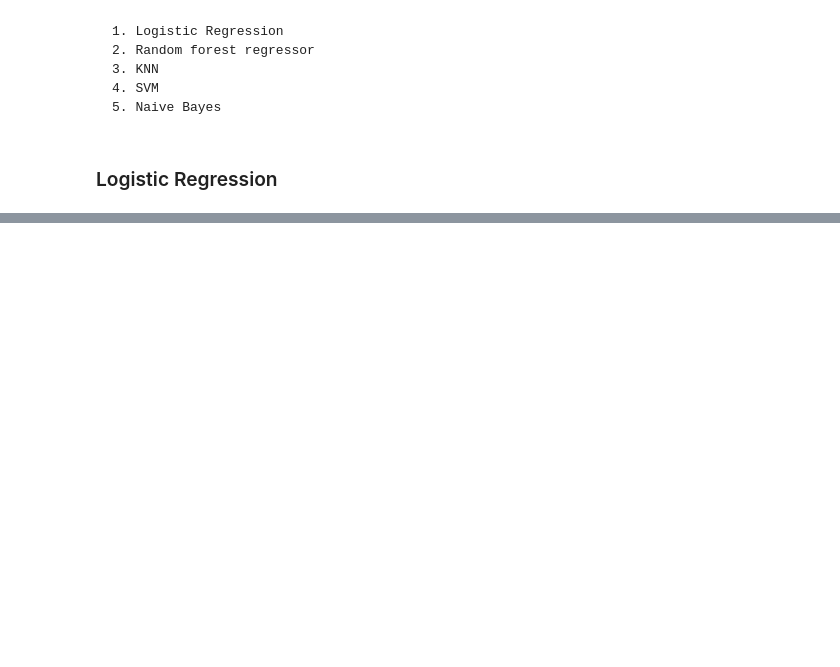
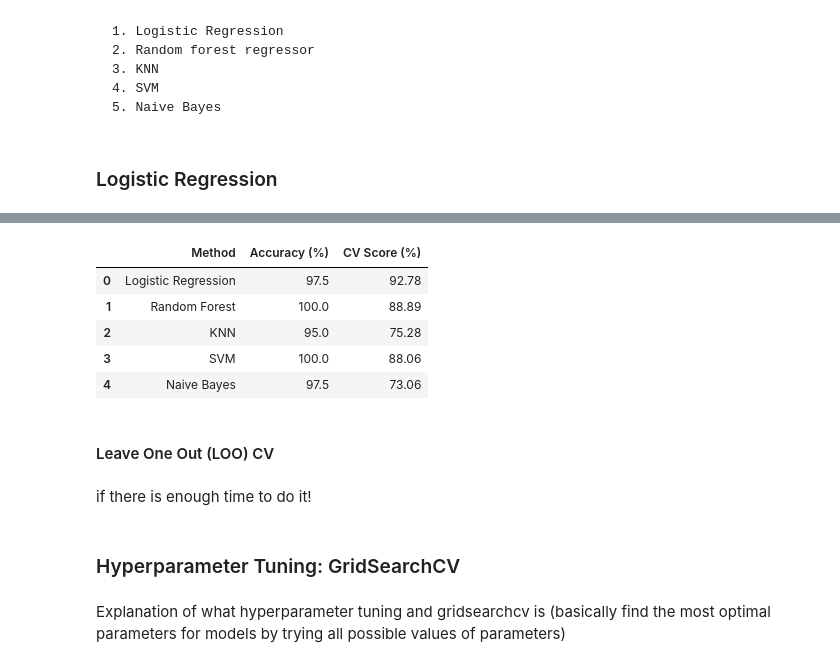
Before and after one commit to mitsukakiyohara/ATCS-2021, a Jupyter notebook: finalProject/test-main.ipynb, the cells around one changed output, grey strips where cells are left out. Cells and saved outputs as stored; diff of their text form; code cells hidden in the pictures; blank space fills up the shorter version.

```diff
--- a/finalProject/test-main.ipynb
+++ b/finalProject/test-main.ipynb
@@ -141,2 +148,9 @@ model_accuracies = []
+# %%
+# Store accuracies on the machine learning methods for comparison at the end
+model_names = []
+model_accuracies = []
+
+model_names_pca = []
+model_accuracies_pca = []
 # %% [markdown]
 ### Logistic Regression
@@ -202,0 +461,6 @@ Confusion Matrix:
+# %%
+# With PCA
+df_pca = pd.DataFrame({'Method': model_names_pca, 'Accuracy (%)': model_accuracies_pca})
+# df = df.sort_values(by=['Accuracy (%)'])
+df_pca = df_pca.reset_index(drop=True)
+df_pca.head()
@@ -202,0 +513,9 @@ Confusion Matrix:
+# %%
+# WITH PCA
+model_cv_scores_pca = []
+for model in models:
+    kfold = KFold(n_splits=5, shuffle=True, random_state=0)
+    cv_scores_pca = cross_val_score(model, X_train_pca, y_train, cv=kfold)
+
+    # print("{} mean cross validation scores: :{:.2f}".format(name, cv_scores.mean()))
+    model_cv_scores_pca.append(round(cv_scores_pca.mean() * 100, 2))
@@ -202,0 +533,19 @@ Confusion Matrix:
+# %%
+# With PCA
+df_pca['CV Score (%)'] = model_cv_scores_pca
+df_pca
+# %% [output]
+|  | Method | Accuracy (%) | CV Score (%) |
+| 0 | Logistic Regression | 97.5 | 92.78 |
+| 1 | Random Forest | 100.0 | 88.89 |
+| 2 | KNN | 95.0 | 75.28 |
+| 3 | SVM | 100.0 | 88.06 |
+| 4 | Naive Bayes | 97.5 | 73.06 |
+# %% [markdown]
+#### Leave One Out (LOO) CV
+# %% [markdown]
+if there is enough time to do it!
+# %% [markdown]
+### Hyperparameter Tuning: GridSearchCV
+# %% [markdown]
+Explanation of what hyperparameter tuning and gridsearchcv is (basically find the most optimal parameters for models by trying all possible values of parameters)
```
Also changed, not shown: parts of 39 cells of this notebook, 2 other files.
